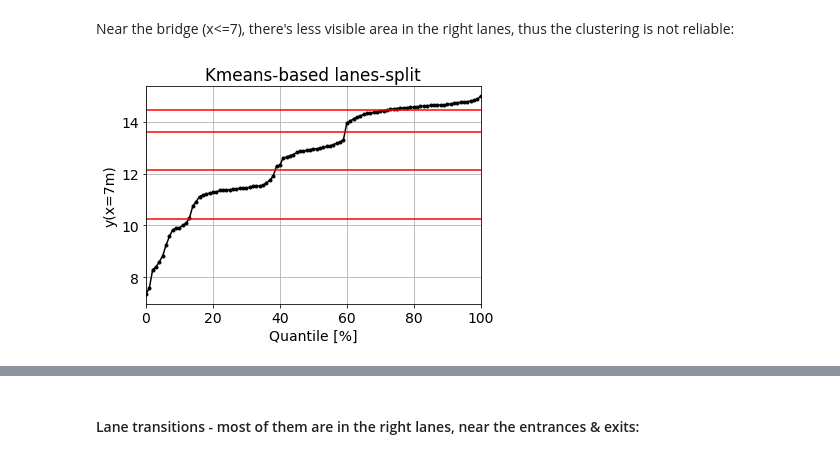
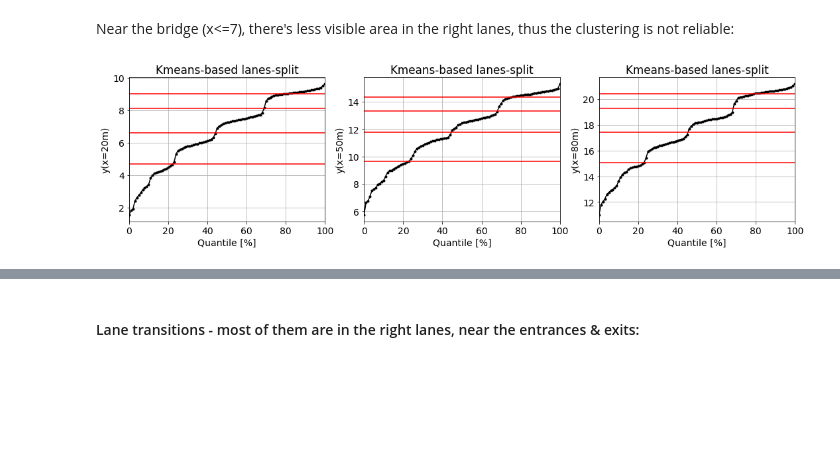
Before and after one commit to ido90/AyalonRoad, a Jupyter notebook: Analyzer/Basic Processing.ipynb, the cells around one changed output, grey strips where cells are left out. Saved outputs shown, nothing was run; the diff lists cells and outputs as text; code cells hidden in the pictures; blank space fills up the shorter version.

```diff
--- a/Analyzer/Basic Processing.ipynb
+++ b/Analyzer/Basic Processing.ipynb
@@ -51,11 +51,13 @@ plt.tight_layout()
 [figure]
 # %% [markdown]
 Near the bridge (x<=7), there's less visible area in the right lanes, thus the clustering is not reliable:
-# %%
-ax = plt.gca()
-bp.cluster_lanes(df, show_lanes=[7,ax])
-# %% [output]
-[figure, removed]
+# %%
+_, axs = plt.subplots(1,3,figsize=(18,4))
+bp.cluster_lanes(df, show_lanes=[20,axs[0]])
+bp.cluster_lanes(df, show_lanes=[50,axs[1]])
+bp.cluster_lanes(df, show_lanes=[80,axs[2]]);
+# %% [output]
+[figure, added]
 # %%
 df
 # %% [output]
```
Also changed, not shown: parts of 16 cells of this notebook, 7 other files.
